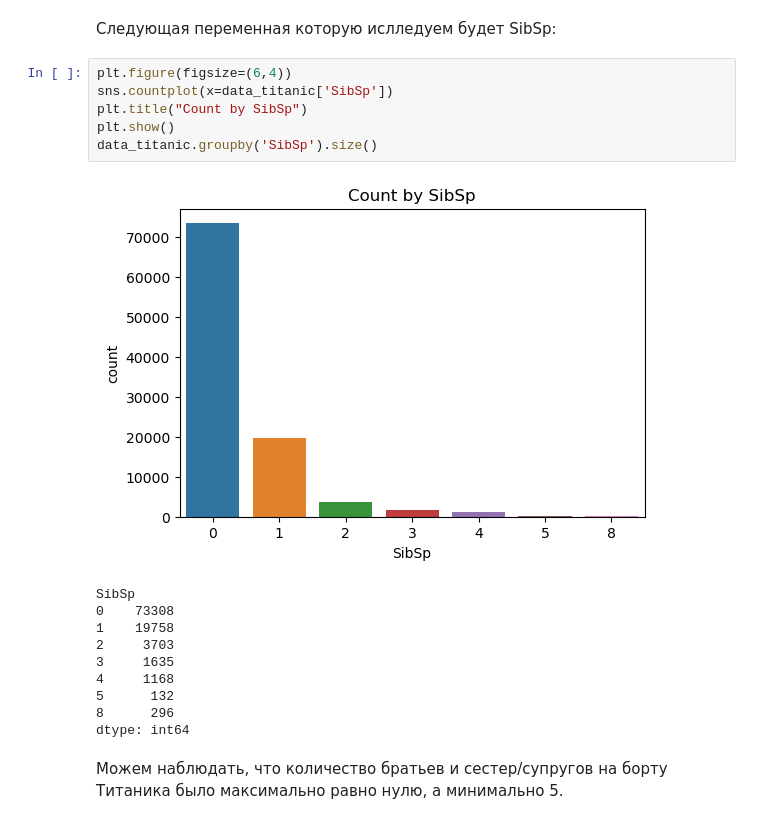
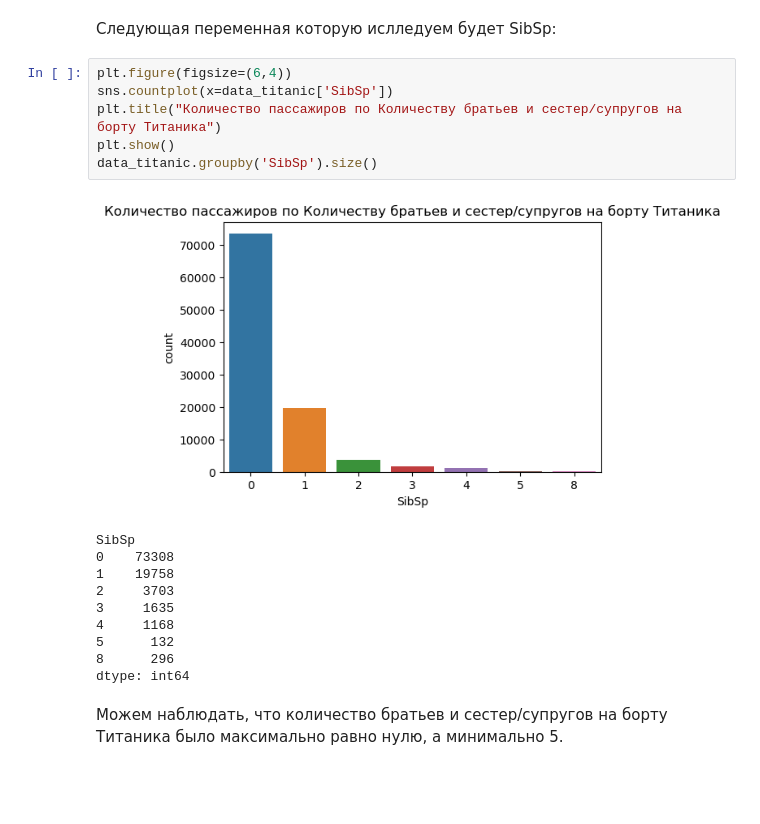
Before and after one commit to AlexeyZubar/second, a Jupyter notebook: eda.ipynb, the cells around one changed output. Saved outputs shown, nothing was run; the diff lists cells and outputs as text; blank space fills up the shorter version.

```diff
--- a/eda.ipynb
+++ b/eda.ipynb
@@ -337,11 +329,11 @@ Name: Age, dtype: float64
 # %%
 plt.figure(figsize=(6,4))
 sns.countplot(x=data_titanic['SibSp'])
-plt.title("Count by SibSp")
+plt.title("Количество пассажиров по Количеству братьев и сестер/супругов на борту Титаника")
 plt.show()
 data_titanic.groupby('SibSp').size()
 # %% [output]
-[figure, old version]
+[figure, new version]
 SibSp
 0    73308
 1    19758
```
Also changed, not shown: parts of 55 cells of this notebook.
